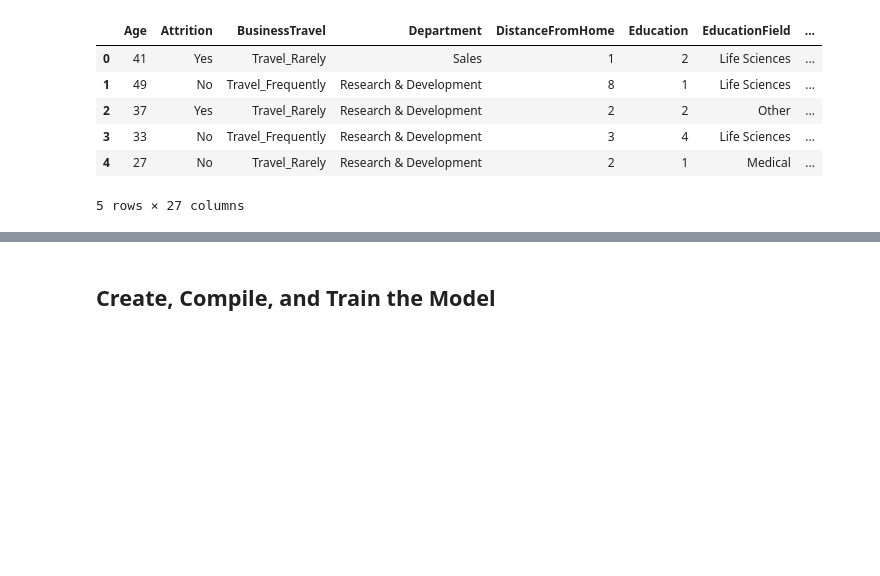
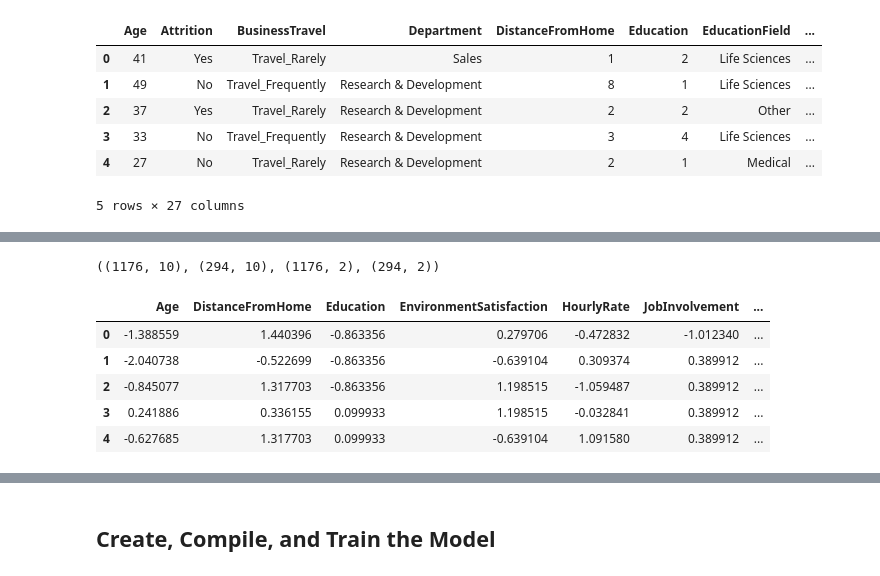
Before and after one commit to alghalia/Neural-Network-Project-, a Jupyter notebook: attrition.ipynb, the cells around one changed output, grey strips where cells are left out. Drawn from its saved outputs; the diff is of its cells as text; code cells hidden in the pictures; blank space fills up the shorter version.

```diff
--- a/attrition.ipynb
+++ b/attrition.ipynb
@@ -43,5 +44,6 @@ YearsWithCurrManager        18
 dtype: int64
 # %%
 # Create y_df with the Attrition and Department columns
+y_df = attrition_df[['Attrition', 'Department']]
 # %%
 # Create a list of at least 10 column names to use as X data
@@ -77,8 +75,64 @@ Name: OverTime, dtype: int64
+# %%
+# Split the data into training and testing sets
+from sklearn.model_selection import train_test_split
+# X_df contains the features, y_df contains the target labels for Attrition and Department
+X_train, X_test, y_train, y_test = train_test_split(X_df, y_df, test_size=0.2, random_state=42)
+
+# Display the shapes of the resulting splits to verify
+X_train.shape, X_test.shape, y_train.shape, y_test.shape
+# %% [output]
+((1176, 10), (294, 10), (1176, 2), (294, 2))
+# %%
+# Convert your X data to numeric data types however you see fit
+# Add new code cells as necessary
+from sklearn.preprocessing import LabelEncoder, OneHotEncoder
+
+# Step 1: Encode 'OverTime' (binary column) using LabelEncoder
+overtime_encoder = LabelEncoder()
+X_train['OverTime'] = overtime_encoder.fit_transform(X_train['OverTime'])
+X_test['OverTime'] = overtime_encoder.transform(X_test['OverTime'])
+
+# Step 2: One-Hot Encode 'BusinessTravel' (multi-category column) using OneHotEncoder
+business_travel_encoder = OneHotEncoder(drop='first', sparse_output=False)
+business_travel_encoded_train = business_travel_encoder.fit_transform(X_train[['BusinessTravel']])
+business_travel_encoded_test = business_travel_encoder.transform(X_test[['BusinessTravel']])
+
+# Convert the encoded arrays to DataFrames and join them back to X_train and X_test
+business_travel_encoded_train_df = pd.DataFrame(
+    business_travel_encoded_train,
+    columns=business_travel_encoder.get_feature_names_out(['BusinessTravel']),
+    index=X_train.index
+)
+business_travel_encoded_test_df = pd.DataFrame(
+    business_travel_encoded_test,
+    columns=business_travel_encoder.get_feature_names_out(['BusinessTravel']),
+    index=X_test.index
+)
+
+# Drop the original 'BusinessTravel' column and add the one-hot encoded columns
+X_train = X_train.drop('BusinessTravel', axis=1).join(business_travel_encoded_train_df)
+X_test = X_test.drop('BusinessTravel', axis=1).join(business_travel_encoded_test_df)
+
+# Ensure all columns are numeric now
+X_train = X_train.astype(float)
+X_test = X_test.astype(float)
 # %%
 # Create a StandardScaler
+from sklearn.preprocessing import StandardScaler
 
-
+scaler = StandardScaler()
 # Fit the StandardScaler to the training data
-
+X_train_scaled = scaler.fit_transform(X_train)
 
 # Scale the training and testing data
+X_test_scaled = scaler.transform(X_test)
+
+# Displaying the first few rows of the scaled training data to confirm
+pd.DataFrame(X_train_scaled, columns=X_train.columns).head()
+# %% [output]
+|  | Age | DistanceFromHome | Education | EnvironmentSatisfaction | HourlyRate | JobInvolvement | ... |
+| 0 | -1.388559 | 1.440396 | -0.863356 | 0.279706 | -0.472832 | -1.012340 | ... |
+| 1 | -2.040738 | -0.522699 | -0.863356 | -0.639104 | 0.309374 | 0.389912 | ... |
+| 2 | -0.845077 | 1.317703 | -0.863356 | 1.198515 | -1.059487 | 0.389912 | ... |
+| 3 | 0.241886 | 0.336155 | 0.099933 | 1.198515 | -0.032841 | 0.389912 | ... |
+| 4 | -0.627685 | 1.317703 | 0.099933 | -0.639104 | 1.091580 | 0.389912 | ... |
```
Also changed, not shown: parts of 23 cells of this notebook.
